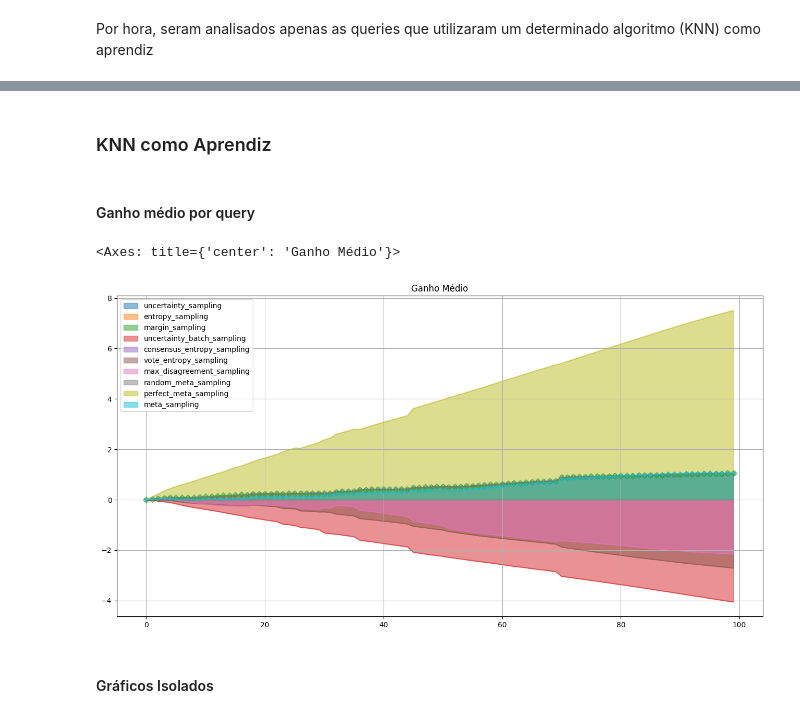
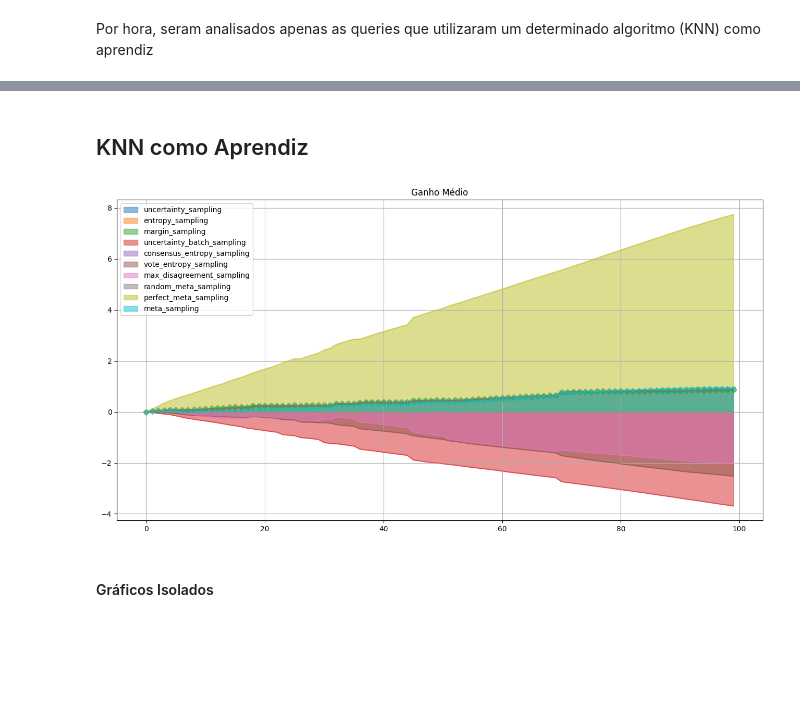
Before and after one commit to gscnogueira/meta-active-learning, a Jupyter notebook: notebooks/experiments/query_strategies_comparisson.ipynb, the cells around one changed output, grey strips where cells are left out. Saved outputs shown, nothing was run; the diff lists cells and outputs as text; code cells hidden in the pictures; blank space fills up the shorter version.

```diff
--- a/notebooks/experiments/query_strategies_comparisson.ipynb
+++ b/notebooks/experiments/query_strategies_comparisson.ipynb
@@ -50,8 +52,23 @@ def display_all_graphs(learner_result_files):
         plt.close()
 # %%
 def summary_graph(learner_result_files):
+
+    mean_dict, std_dict = dict(), dict()
     df_list = []
     for f in learner_result_files:
         df_list.append(gen_auc_df(f))
 
-    return df_list
+    strategies = df_list[0].columns
+
+    for s in strategies:
+        df = pd.concat([e[s] for e in  df_list], axis=1)
+        mean_dict[s] = df.mean(axis=1)
+        std_dict[s] = df.std(axis=1)
+
+    styles = [None]*10
+    styles[9] = '*-' # meta-sampling
+    styles[0] = 'x-' # uncertainty
+    styles[2] = 'D-' # margin
+
+    pd.DataFrame(mean_dict).plot.area(stacked=False, grid=True, figsize=(16,8), title="Ganho Médio",
+                                      style=styles)
@@ -58,2 +108,2 @@ def summary_graph(learner_result_files):
 # %% [markdown]
-### KNN como Aprendiz
+## KNN como Aprendiz
@@ -64,2 +109,0 @@ knn_results = !find $RESULTS_DIR -type f | grep $KNN
-# %% [markdown]
-#### Ganho médio por query
@@ -66,25 +114,7 @@ knn_results = !find $RESULTS_DIR -type f | grep $KNN
 # %%
-mean_dict, std_dict = dict(), dict()
-
-g_list = summary_graph(knn_results)
-
-strategies = g_list[0].columns
-
-for s in strategies:
-    df = pd.concat([e[s] for e in  g_list], axis=1)
-    mean_dict[s] = df.mean(axis=1)
-    std_dict[s] = df.std(axis=1)
-
-styles = [None]*10
-styles[9] = '*-'
-styles[0] = 'x-' # uncertainty
-styles[2] = 'D-' # margin
-
-pd.DataFrame(mean_dict).plot.area(stacked=False, grid=True, figsize=(16,8), title="Ganho Médio",
-                                  style=styles)
+summary_graph(knn_results)
 # %% [output]
-<Axes: title={'center': 'Ganho Médio'}>
-[figure, old version]
+[figure, new version]
 # %% [markdown]
 #### Gráficos Isolados
 # %%
```
Also changed, not shown: parts of 13 cells of this notebook.
